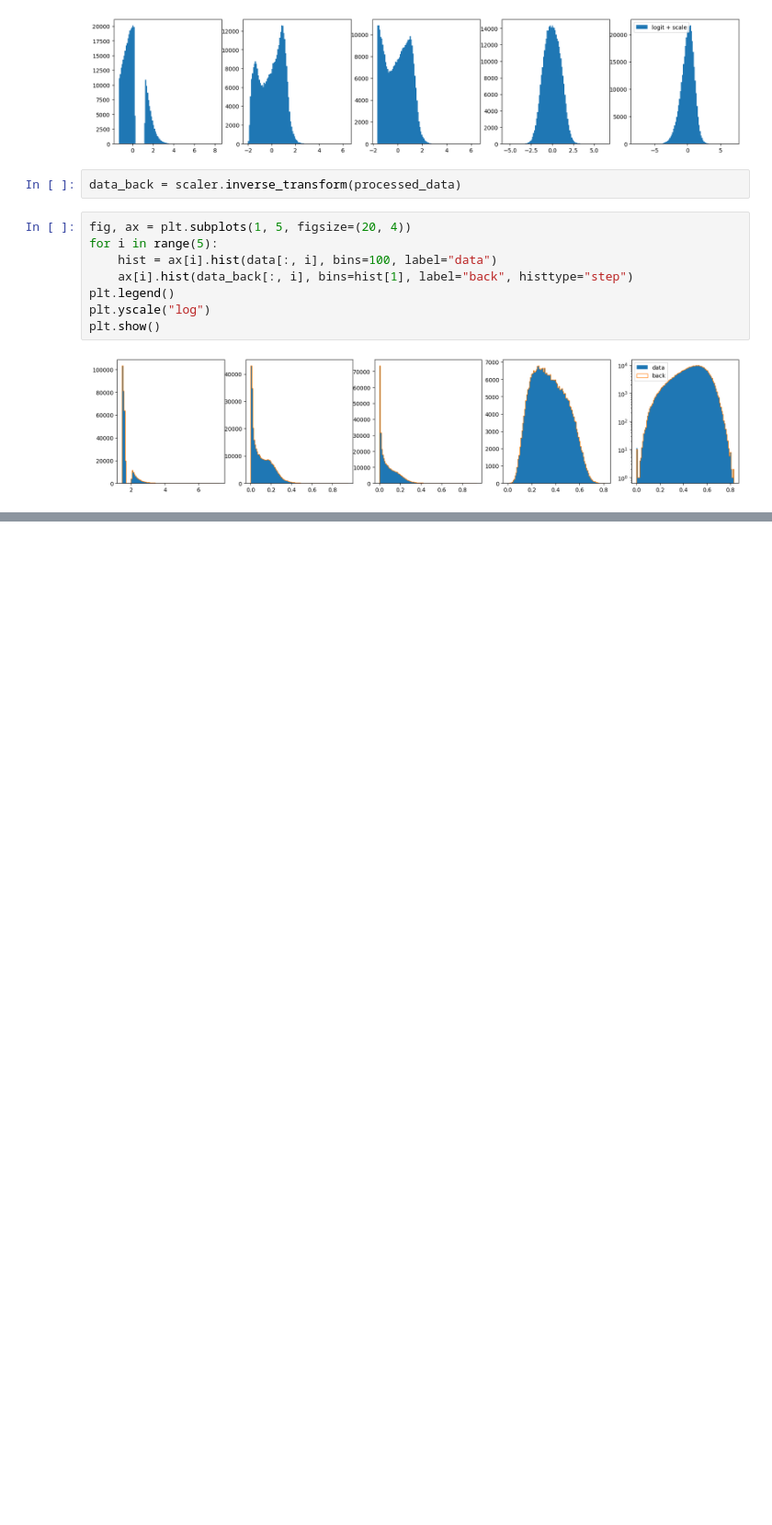
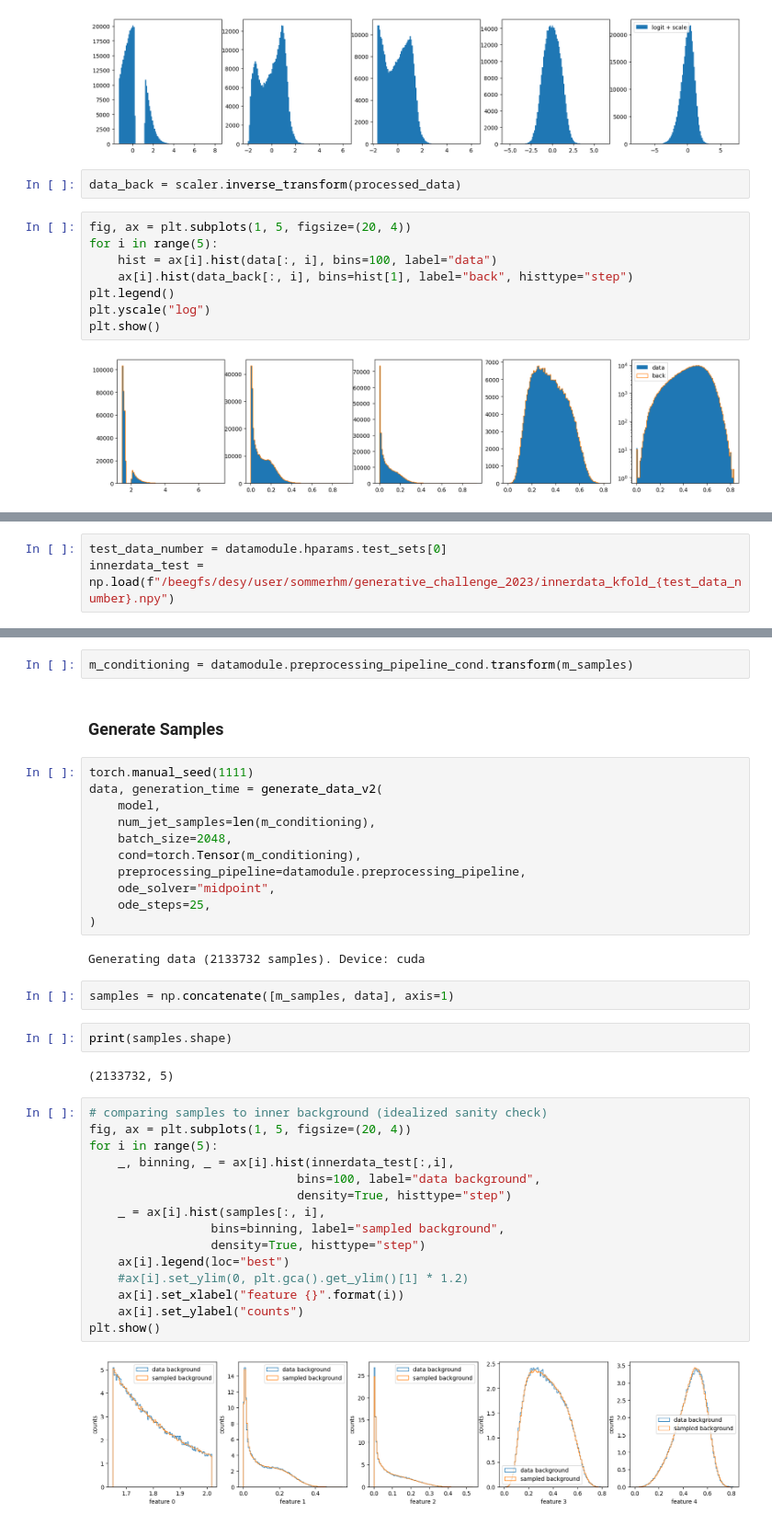
Before and after one commit to ewencedr/particle_fm, a Jupyter notebook: notebooks/40_generative_challenge.ipynb, the cells around one changed output, grey strips where cells are left out. Shown: that part at 92% size. Drawn from its saved outputs; the diff is of its cells as text; blank space fills up the shorter version.

Commit message:
create first evaluation pipeline in notebook

```diff
--- a/notebooks/40_generative_challenge.ipynb
+++ b/notebooks/40_generative_challenge.ipynb
@@ -93,0 +169,3 @@ plt.show()
+# %%
+test_data_number = datamodule.hparams.test_sets[0]
+innerdata_test = np.load(f"/beegfs/desy/user/sommerhm/generative_challenge_2023/innerdata_kfold_{test_data_number}.npy")
@@ -93,0 +194,40 @@ plt.show()
+# %%
+m_conditioning = datamodule.preprocessing_pipeline_cond.transform(m_samples)
+# %% [markdown]
+### Generate Samples
+# %%
+torch.manual_seed(1111)
+data, generation_time = generate_data_v2(
+    model,
+    num_jet_samples=len(m_conditioning),
+    batch_size=2048,
+    cond=torch.Tensor(m_conditioning),
+    preprocessing_pipeline=datamodule.preprocessing_pipeline,
+    ode_solver="midpoint",
+    ode_steps=25,
+)
+# %% [output]
+Generating data (2133732 samples). Device: cuda
+# %%
+samples = np.concatenate([m_samples, data], axis=1)
+# %%
+print(samples.shape)
+# %% [output]
+(2133732, 5)
+# %%
+# comparing samples to inner background (idealized sanity check)
+fig, ax = plt.subplots(1, 5, figsize=(20, 4))
+for i in range(5):
+    _, binning, _ = ax[i].hist(innerdata_test[:,i],
+                             bins=100, label="data background",
+                             density=True, histtype="step")
+    _ = ax[i].hist(samples[:, i],
+                 bins=binning, label="sampled background",
+                 density=True, histtype="step")
+    ax[i].legend(loc="best")
+    #ax[i].set_ylim(0, plt.gca().get_ylim()[1] * 1.2)
+    ax[i].set_xlabel("feature {}".format(i))
+    ax[i].set_ylabel("counts")
+plt.show()
+# %% [output]
+[figure, added]
```
Also changed, not shown: parts of 15 cells of this notebook.
